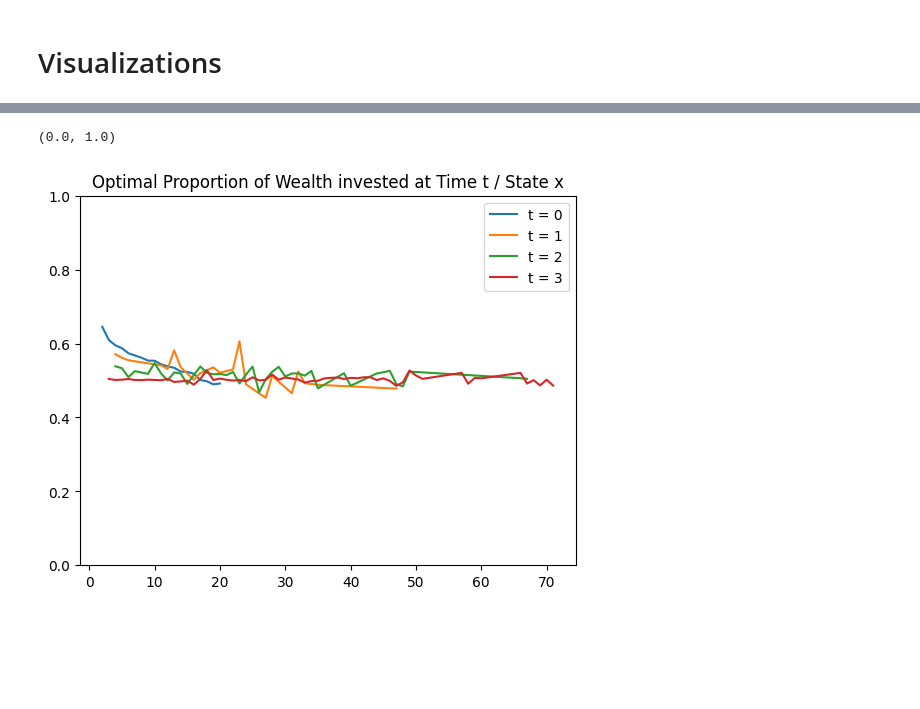
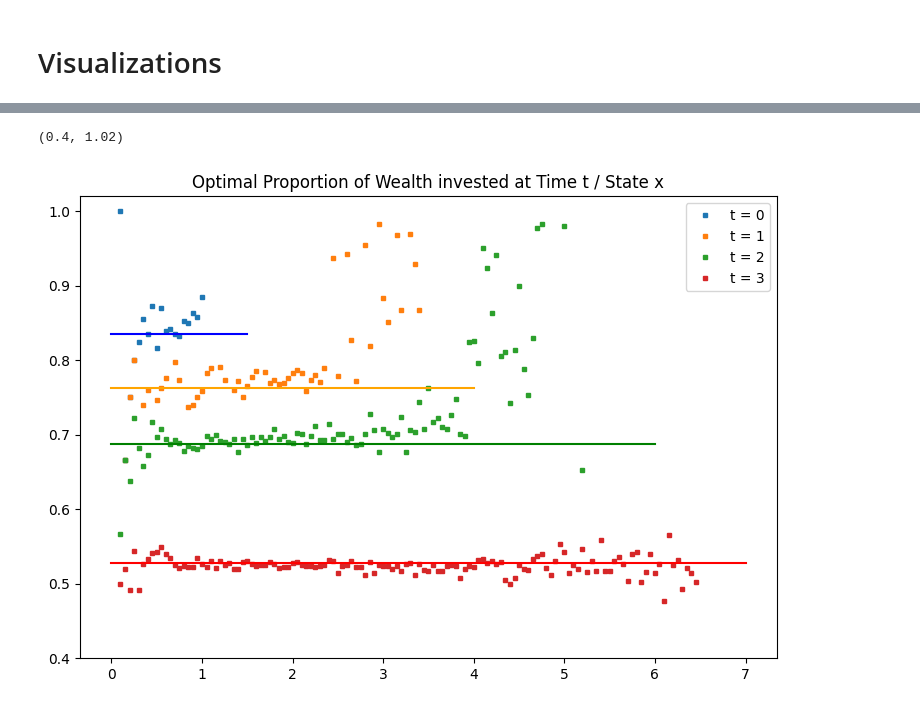
Before and after one commit to derrick-r-chan/RLexample, a Jupyter notebook: MFGTimeDep.ipynb, the cells around one changed output, grey strips where cells are left out. Saved outputs shown, nothing was run; the diff lists cells and outputs as text; code cells hidden in the pictures; blank space fills up the shorter version.

```diff
--- a/MFGTimeDep.ipynb
+++ b/MFGTimeDep.ipynb
@@ -340,9 +268,21 @@ usable if helpful
 # %% [markdown]
 # Visualizations
 # %%
+# utilizing the soft max distribution
+# calculate the expectation of an action choice
+def softMaxMean (Q_tx, x_idx):
+    sum = 0
+    expectation = 0
+    weights = np.zeros(x_idx + 1)
+    for a in range(x_idx + 1):
+        weights[a] = np.exp(softmax_param * Q_tx[a])
+        sum += weights[a]
+        expectation += weights[a] * actions[a]
+    return expectation / sum
+
 # iterate through each time step and state to calculate optimal policy from soft max expectation
 # only calculate for policy for time/state pairs that were visited at least "qualify" times
-qualify = 200
+qualify = 500
 optimIND = []
 optim = []
 for t in range (T):
@@ -351,16 +291,17 @@ for t in range (T):
     for x in range (size):
         if (np.sum(count_txa[t, x]) > qualify):
             optim[t].append(softMaxMean(Q[t, x, :], x))
-            optimIND[t].append(x)
+            optimIND[t].append(states[x])
 
 %matplotlib inline
 
+plt.figure(figsize = (9, 6))
 plt.plot(optimIND[0], optim[0])
 plt.plot(optimIND[1], optim[1])
 plt.plot(optimIND[2], optim[2])
 plt.plot(optimIND[3], optim[3])
 plt.legend(["t = 0", "t = 1", "t = 2", "t = 3"])
 plt.title("Optimal Control for Each Time and State")
-plt.ylim([0, 4.0])
-plt.xlim([0, 80])
+plt.ylim([0, 5.0])
+plt.xlim([0, 7.0])
 # %% [output]
@@ -386,21 +335,26 @@ Text(0.5, 1.0, 'optimal policy for t = 3')
 # %%
 # calculating ratio of state to optimal action
 # should be a horizontal line function
 prop = []
 for t in range(T):
     prop.append([])
     for i in range(2, len(optimIND[t])):
-        prop[t].append(optim[t][i] / states[optimIND[t][i]])
+        prop[t].append(optim[t][i] / optimIND[t][i])
 
 %matplotlib inline
 
-plt.plot(optimIND[0][2:], prop[0])
-plt.plot(optimIND[1][2:], prop[1])
-plt.plot(optimIND[2][2:], prop[2])
-plt.plot(optimIND[3][2:], prop[3])
+plt.figure(figsize = (9, 6))
+plt.plot(optimIND[0][2:], prop[0], marker = 's', markersize = 3, linewidth = 0)
+plt.plot(optimIND[1][2:], prop[1], marker = 's', markersize = 3, linewidth = 0)
+plt.plot(optimIND[2][2:], prop[2], marker = 's', markersize = 3, linewidth = 0)
+plt.plot(optimIND[3][2:], prop[3], marker = 's', markersize = 3, linewidth = 0)
+plt.plot([0, 1.5], [coefficients_theory[0], coefficients_theory[0]], color = 'blue')
+plt.plot([0, 4], [coefficients_theory[1], coefficients_theory[1]], color = 'orange')
+plt.plot([0, 6], [coefficients_theory[2], coefficients_theory[2]], color = 'green')
+plt.plot([0, 7], [coefficients_theory[3], coefficients_theory[3]], color = 'red')
 plt.legend(["t = 0", "t = 1", "t = 2", "t = 3"])
 plt.title("Optimal Proportion of Wealth invested at Time t / State x")
-plt.ylim([0, 1])
+plt.ylim([0.4, 1.02])
 # %% [output]
-(0.0, 1.0)
+(0.4, 1.02)
-[figure, old version]
+[figure, new version]
```
Also changed, not shown: parts of 8 cells of this notebook.
